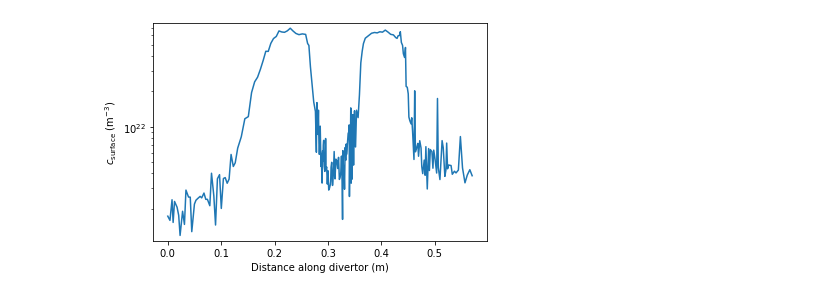
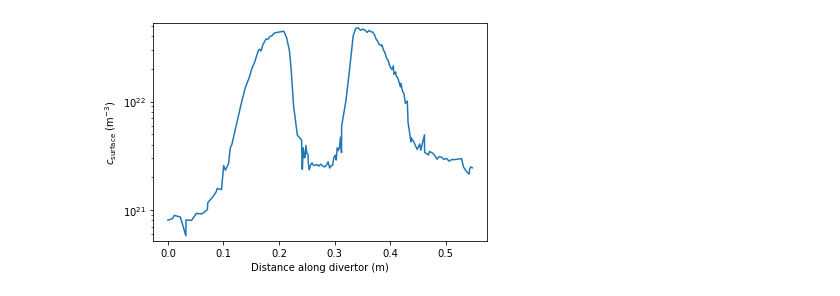
Before and after one commit to IRFM/divHretention, a Jupyter notebook: WEST_inventory.ipynb, the cells around one changed output. Cells and saved outputs as stored; diff of their text form; code cells hidden in the pictures.

```diff
--- a/WEST_inventory.ipynb
+++ b/WEST_inventory.ipynb
@@ -20,30 +17,0 @@ plt.show()
-# %%
-from compute_implantation_coefficients_angle import implantation_range, reflection_coeff
-import numpy as np
-
-def D(T):
-    D_0_W = 1.9e-7
-    E_D_W = 0.2
-    return D_0_W*np.exp(-E_D_W/8.6e-5/T)
-
-implantation_range_ions = [float(implantation_range(energy, angle)) for energy, angle in zip(E_ion_div, angles_ions)]  #1.4e-10 * E_ion_div**0.64
-implantation_range_atoms = [float(implantation_range(energy, angle)) for energy, angle in zip(E_atom_div, angles_atoms)] # 1.4e-10 * E_atom_div**0.64
-
-reflection_coeff_ions = np.array([float(reflection_coeff(energy, angle)) for energy, angle in zip(E_ion_div, angles_ions)])
-reflection_coeff_atoms = np.array([float(reflection_coeff(energy, angle)) for energy, angle in zip(E_atom_div, angles_atoms)])
-if "Julien" in filename:
-    reflection_coeff_ions = 0
-    reflection_coeff_atoms = 0
-
-c_max = (1 - reflection_coeff_ions)*ion_flux_div*implantation_range_ions/D(T) + \
-    (1 - reflection_coeff_atoms)*atom_flux_div*implantation_range_atoms/D(T)
-plt.yscale("log")
-plt.ylim(min(c_max)*0.9, max(c_max)*1.1)
-
-plt.plot(arc_length_div, c_max)
-
-plt.xlabel(xlabel)
-plt.ylabel("$c_\mathrm{surface}$ (m$^{-3}$)")
-plt.show()
-# %% [output]
-[figure, removed]
@@ -59,2 +18,14 @@ sig_inv = interp2d(points_x, points_y, sig, kind='cubic')
+# %%
+c_max = res.concentration
+plt.yscale("log")
+plt.ylim(min(c_max)*0.9, max(c_max)*1.1)
+
+plt.plot(arc_length_div, c_max)
+
+plt.xlabel(xlabel)
+plt.ylabel("$c_\mathrm{surface}$ (m$^{-3}$)")
+plt.show()
+# %% [output]
+[figure, added]
 # %%
 from matplotlib import ticker
```
Also changed, not shown: parts of 5 cells of this notebook, 6 other files.
